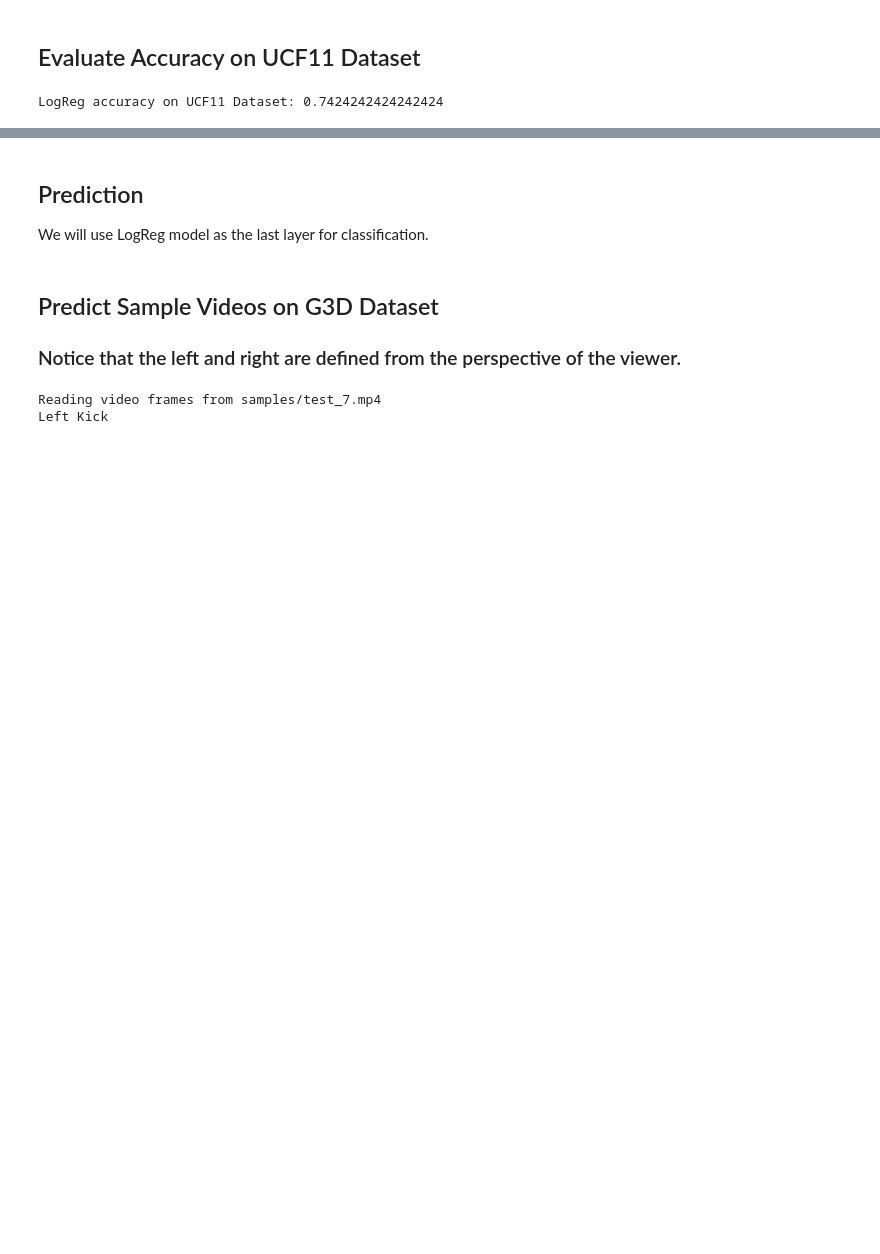
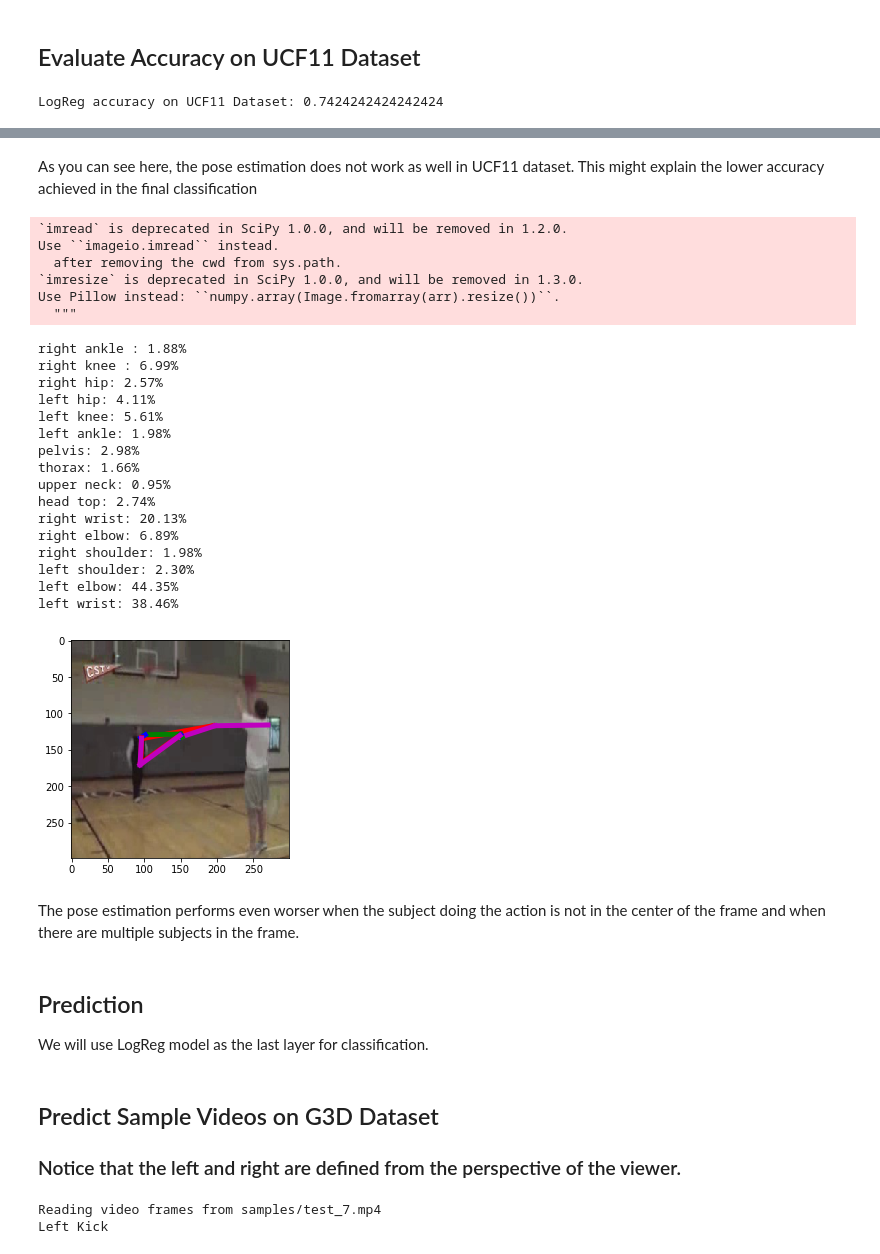
Before and after one commit to yuhaozhang94/humanpose-rnn-action-recognition, a Jupyter notebook: humanpose-rnn-action-recognition.ipynb, the cells around one changed output, grey strips where cells are left out. Saved outputs shown, nothing was run; the diff lists cells and outputs as text; code cells hidden in the pictures; blank space fills up the shorter version.

```diff
--- a/humanpose-rnn-action-recognition.ipynb
+++ b/humanpose-rnn-action-recognition.ipynb
@@ -382,3 +473,34 @@ LogReg accuracy on UCF11 Dataset: 0.7424242424242424
+# %% [markdown]
+As you can see here, the pose estimation does not work as well in UCF11 dataset. This might explain the lower accuracy achieved in the final classification
+# %%
+# sample frame from UCF11 dataset
+visualise_pose_estimation('images/example_2.jpg', 'images/example_2_pose.jpg')
+# %% [output]
+`imread` is deprecated in SciPy 1.0.0, and will be removed in 1.2.0.
+Use ``imageio.imread`` instead.
+  after removing the cwd from sys.path.
+`imresize` is deprecated in SciPy 1.0.0, and will be removed in 1.3.0.
+Use Pillow instead: ``numpy.array(Image.fromarray(arr).resize())``.
+  """
+right ankle : 1.88%
+right knee : 6.99%
+right hip: 2.57%
+left hip: 4.11%
+left knee: 5.61%
+left ankle: 1.98%
+pelvis: 2.98%
+thorax: 1.66%
+upper neck: 0.95%
+head top: 2.74%
+right wrist: 20.13%
+right elbow: 6.89%
+right shoulder: 1.98%
+left shoulder: 2.30%
+left elbow: 44.35%
+left wrist: 38.46%
+[figure, added]
+# %% [markdown]
+The pose estimation performs even worser when the subject doing the action is not in the center of the frame and when there are multiple subjects in the frame.
 # %% [markdown]
 ## Prediction
 We will use LogReg model as the last layer for classification.
```
Also changed, not shown: parts of 12 cells of this notebook, 9 other files.
